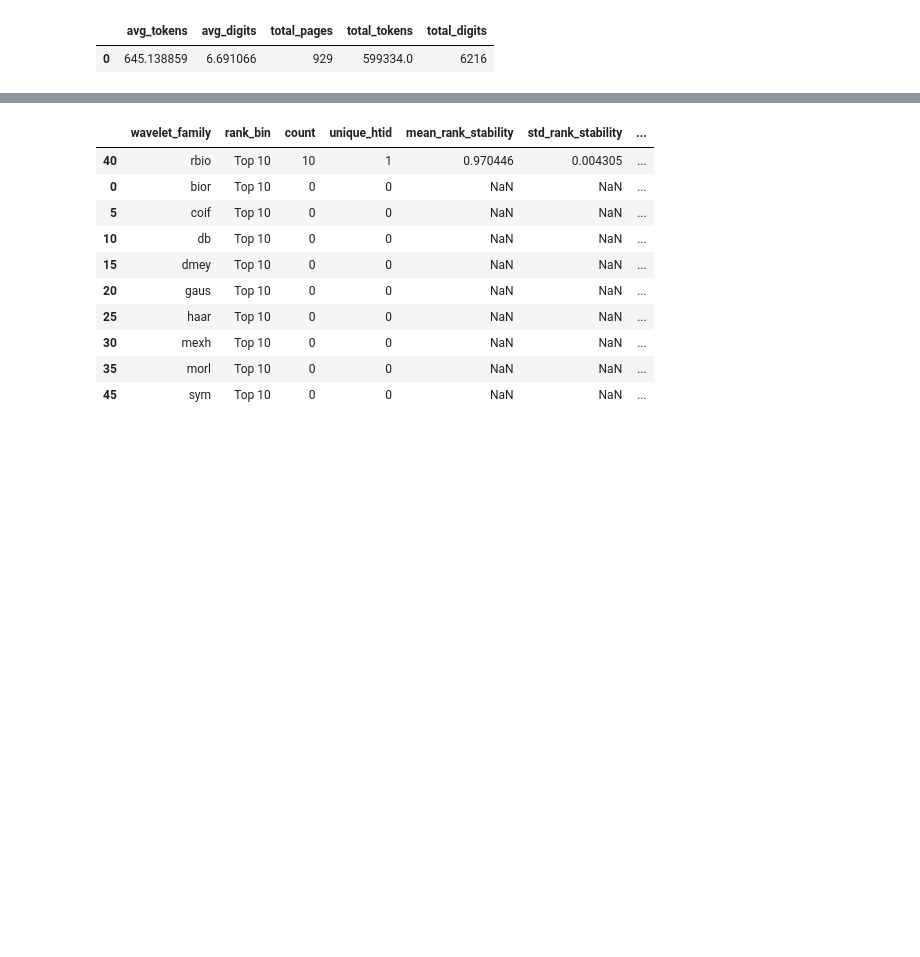
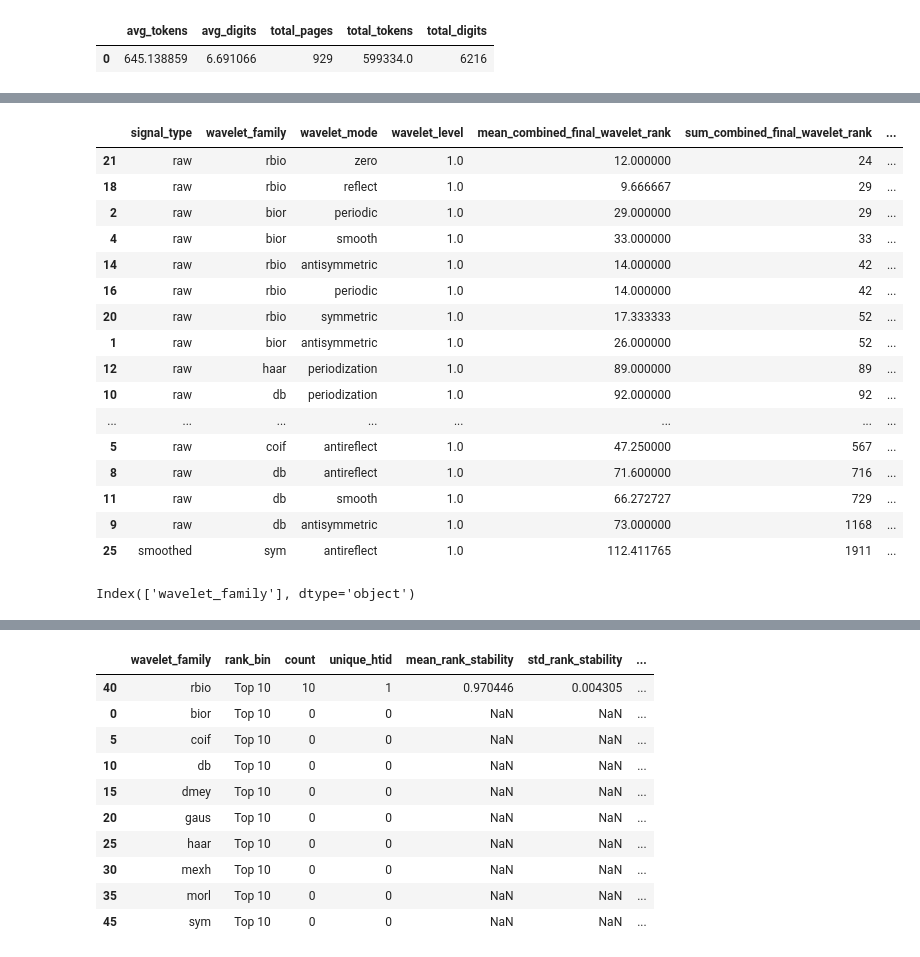
Before and after one commit to Informing-The-Third-World/periodical-wavelet-analysis, a Jupyter notebook: notebooks/IndividualVolumeWaveletEDA.ipynb, the cells around one changed output, grey strips where cells are left out. Drawn from its saved outputs; the diff is of its cells as text; code cells hidden in the pictures; blank space fills up the shorter version.

```diff
--- a/notebooks/IndividualVolumeWaveletEDA.ipynb
+++ b/notebooks/IndividualVolumeWaveletEDA.ipynb
@@ -366,0 +421,32 @@ alt.vconcat(alt.hconcat(global_chart, htid_chart), alt.hconcat(htid_global_chart
+# %%
+family_summary = subset_combined_results_df.groupby(['signal_type', 'wavelet_family', 'wavelet_mode', 'wavelet_level']).agg({
+    'combined_final_score': ['mean', 'std', 'min', 'max'],
+	'combined_final_wavelet_rank': ['mean', 'std', 'min', 'max', 'sum'],
+    'rank_stability': ['mean', 'std'],
+	'htid': ['count', 'nunique']
+}).reset_index()
+
+family_summary.columns = ['signal_type', 'wavelet_family', 'wavelet_mode', 'wavelet_level', 'rank_bin' 'mean_combined_final_score', 'std_combined_final_score', 'min_combined_final_score', 'max_combined_final_score', 'mean_combined_final_wavelet_rank', 'std_combined_final_wavelet_rank', 'min_combined_final_wavelet_rank', 'max_combined_final_wavelet_rank', 'sum_combined_final_wavelet_rank', 'mean_rank_stability', 'std_rank_stability', 'count', 'unique_htid']
+family_summary.sort_values(by=['unique_htid', 'sum_combined_final_wavelet_rank', 'mean_combined_final_wavelet_rank'], ascending=[False, True, True])[['signal_type', 'wavelet_family', 'wavelet_mode', 'wavelet_level', 'mean_combined_final_wavelet_rank', 'sum_combined_final_wavelet_rank', 'count', 'mean_rank_stability', 'unique_htid']]
+# %% [output]
+|  | signal_type | wavelet_family | wavelet_mode | wavelet_level | mean_combined_final_wavelet_rank | sum_combined_final_wavelet_rank | ... |
+| 21 | raw | rbio | zero | 1.0 | 12.000000 | 24 | ... |
+| 18 | raw | rbio | reflect | 1.0 | 9.666667 | 29 | ... |
+| 2 | raw | bior | periodic | 1.0 | 29.000000 | 29 | ... |
+| 4 | raw | bior | smooth | 1.0 | 33.000000 | 33 | ... |
+| 14 | raw | rbio | antisymmetric | 1.0 | 14.000000 | 42 | ... |
+| 16 | raw | rbio | periodic | 1.0 | 14.000000 | 42 | ... |
+| 20 | raw | rbio | symmetric | 1.0 | 17.333333 | 52 | ... |
+| 1 | raw | bior | antisymmetric | 1.0 | 26.000000 | 52 | ... |
+| 12 | raw | haar | periodization | 1.0 | 89.000000 | 89 | ... |
+| 10 | raw | db | periodization | 1.0 | 92.000000 | 92 | ... |
+| ... | ... | ... | ... | ... | ... | ... | ... |
+| 5 | raw | coif | antireflect | 1.0 | 47.250000 | 567 | ... |
+| 8 | raw | db | antireflect | 1.0 | 71.600000 | 716 | ... |
+| 11 | raw | db | smooth | 1.0 | 66.272727 | 729 | ... |
+| 9 | raw | db | antisymmetric | 1.0 | 73.000000 | 1168 | ... |
+| 25 | smoothed | sym | antireflect | 1.0 | 112.411765 | 1911 | ... |
+# %%
+family_summary.columns.intersection(redo_rank_bin_summary.columns)
+# %% [output]
+Index(['wavelet_family'], dtype='object')
```
Also changed, not shown: parts of 25 cells of this notebook, 1 other file.
